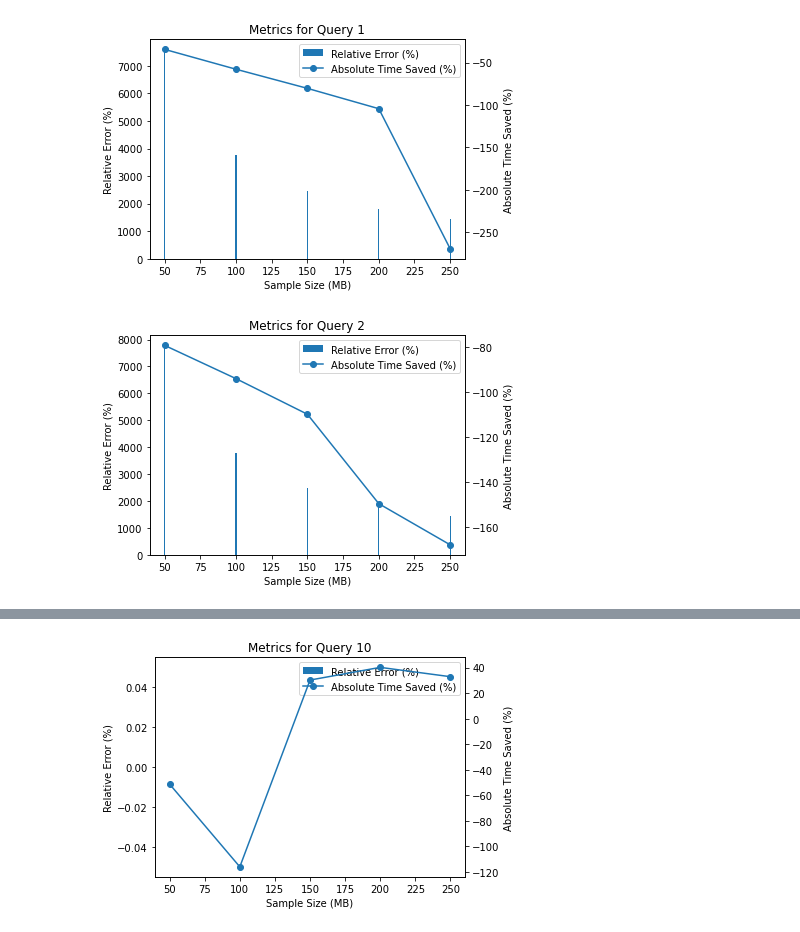
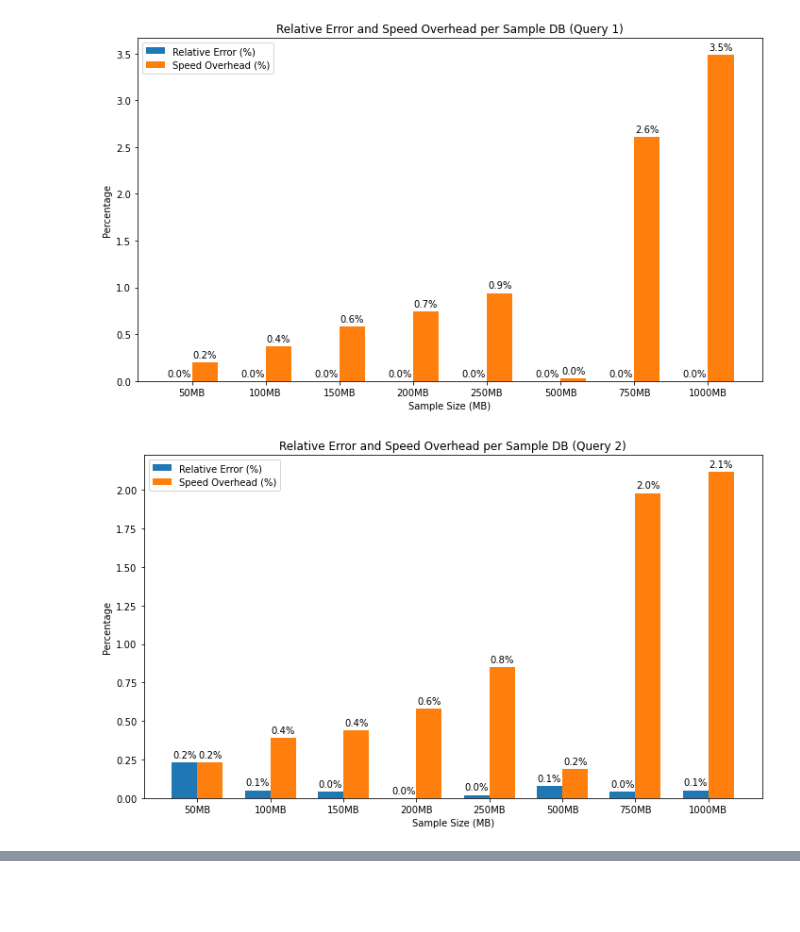
Before and after one commit to ArnobRahee/ThesisRAG, a Jupyter notebook: Image.ipynb, the cells around one changed output, grey strips where cells are left out. Cells and saved outputs as stored; diff of their text form; code cells hidden in the pictures; blank space fills up the shorter version.

Commit message:
Queries printed and saved

```diff
--- a/Image.ipynb
+++ b/Image.ipynb
@@ -1,44 +1,64 @@
 # %%
 import pandas as pd
 import matplotlib.pyplot as plt
+import numpy as np
+import os
 
-# Load the CSV
+# Load CSV
 df = pd.read_csv('errors_overhead.csv')
 
-# Dynamically detect columns
+# Dynamically identify relevant columns
 query_col = next(col for col in df.columns if 'query' in col.lower())
-sample_col = next(col for col in df.columns if 'db' in col.lower() or 'database' in col.lower() or 'size' in col.lower())
+sample_col = next(col for col in df.columns if 'db' in col.lower() or 'database' in col.lower())
 error_col = next(col for col in df.columns if 'error' in col.lower())
-time_col = next(col for col in df.columns if 'saved' in col.lower() or 'overhead' in col.lower())
+overhead_col = next(col for col in df.columns if 'overhead' in col.lower())
 
-# Extract numeric sample size in MB
-df['MB'] = df[sample_col].astype(str).str.extract(r'(\d+)').astype(int)
+# Extract sample size (in MB) from sample database name
+df['Sample_MB'] = df[sample_col].astype(str).str.extract(r'(\d+)').astype(float)
 
-# Convert metrics to numeric and make time saved absolute
+# Convert metrics to numeric
 df[error_col] = pd.to_numeric(df[error_col], errors='coerce')
-df[time_col] = pd.to_numeric(df[time_col], errors='coerce')
+df[overhead_col] = pd.to_numeric(df[overhead_col], errors='coerce')
 
-# Plot combined metrics for each query
-for idx, q in enumerate(df[query_col].unique(), start=1):
-    sub = df[df[query_col] == q].sort_values('MB')
+# Create output folder
+output_folder = 'query'
+os.makedirs(output_folder, exist_ok=True)
 
-    fig, ax1 = plt.subplots()
-    ax1.bar(sub['MB'], sub[error_col], label='Relative Error (%)')
-    ax1.set_xlabel('Sample Size (MB)')
-    ax1.set_ylabel('Relative Error (%)')
+# Generate bar charts per query, save and display
+for idx, query in enumerate(df[query_col].unique(), start=1):
+    sub = df[df[query_col] == query].sort_values('Sample_MB')
 
-    ax2 = ax1.twinx()
-    ax2.plot(sub['MB'], sub[time_col], marker='o', label='Absolute Time Saved (%)')
-    ax2.set_ylabel('Absolute Time Saved (%)')
+    x = np.arange(len(sub))  # label locations
+    width = 0.35
 
-    # Combined legend
-    lines1, labels1 = ax1.get_legend_handles_labels()
-    lines2, labels2 = ax2.get_legend_handles_labels()
-    ax1.legend(lines1 + lines2, labels1 + labels2, loc='upper right')
+    fig, ax = plt.subplots(figsize=(10, 6))
+    bars1 = ax.bar(x - width/2, sub[error_col], width, label='Relative Error (%)')
+    bars2 = ax.bar(x + width/2, sub[overhead_col], width, label='Speed Overhead (%)')
 
-    plt.title(f'Metrics for Query {idx}')
+    ax.set_xlabel('Sample Size (MB)')
+    ax.set_ylabel('Percentage')
+    ax.set_title(f'Relative Error and Speed Overhead per Sample DB (Query {idx})')
+    ax.set_xticks(x)
+    ax.set_xticklabels([f"{int(mb)}MB" for mb in sub['Sample_MB']])
+    ax.legend()
+
+    # Annotate bars
+    for bar in bars1 + bars2:
+        height = bar.get_height()
+        if not pd.isna(height):
+            ax.annotate(f'{height:.1f}%',
+                        xy=(bar.get_x() + bar.get_width() / 2, height),
+                        xytext=(0, 3),  # offset
+                        textcoords="offset points",
+                        ha='center', va='bottom')
+
     plt.tight_layout()
+
+    # Save and show plot
+    filename = f"query_{idx}.png"
+    filepath = os.path.join(output_folder, filename)
+    plt.savefig(filepath)
     plt.show()
 # %% [output]
-[figure, old version]
+[figure, new version]
-[figure, old version]
+[figure, new version]
@@ -52 +71,0 @@ for idx, q in enumerate(df[query_col].unique(), start=1):
-[figure, removed]
```
Also changed, not shown: parts of 1 cell of this notebook.
